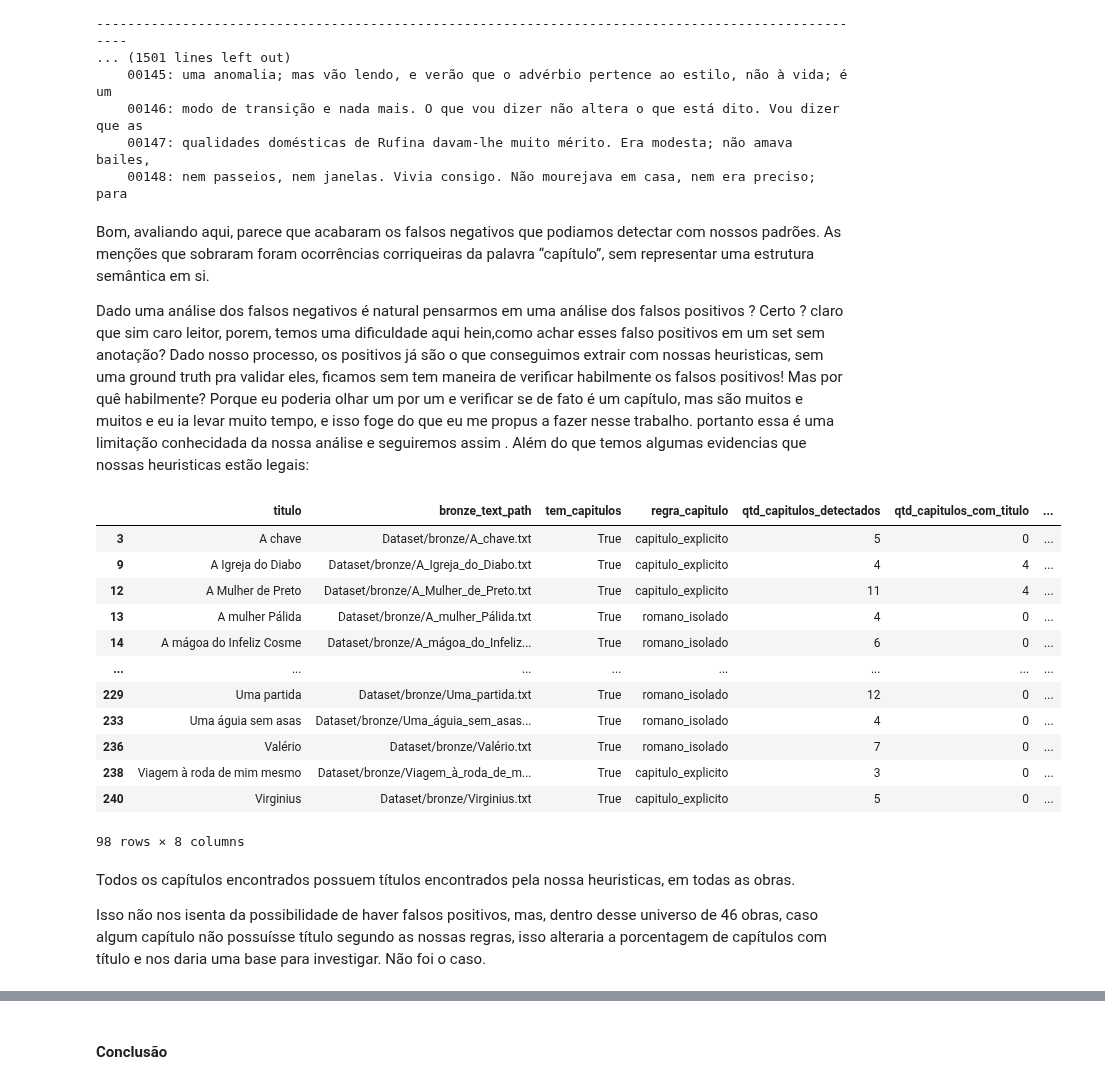
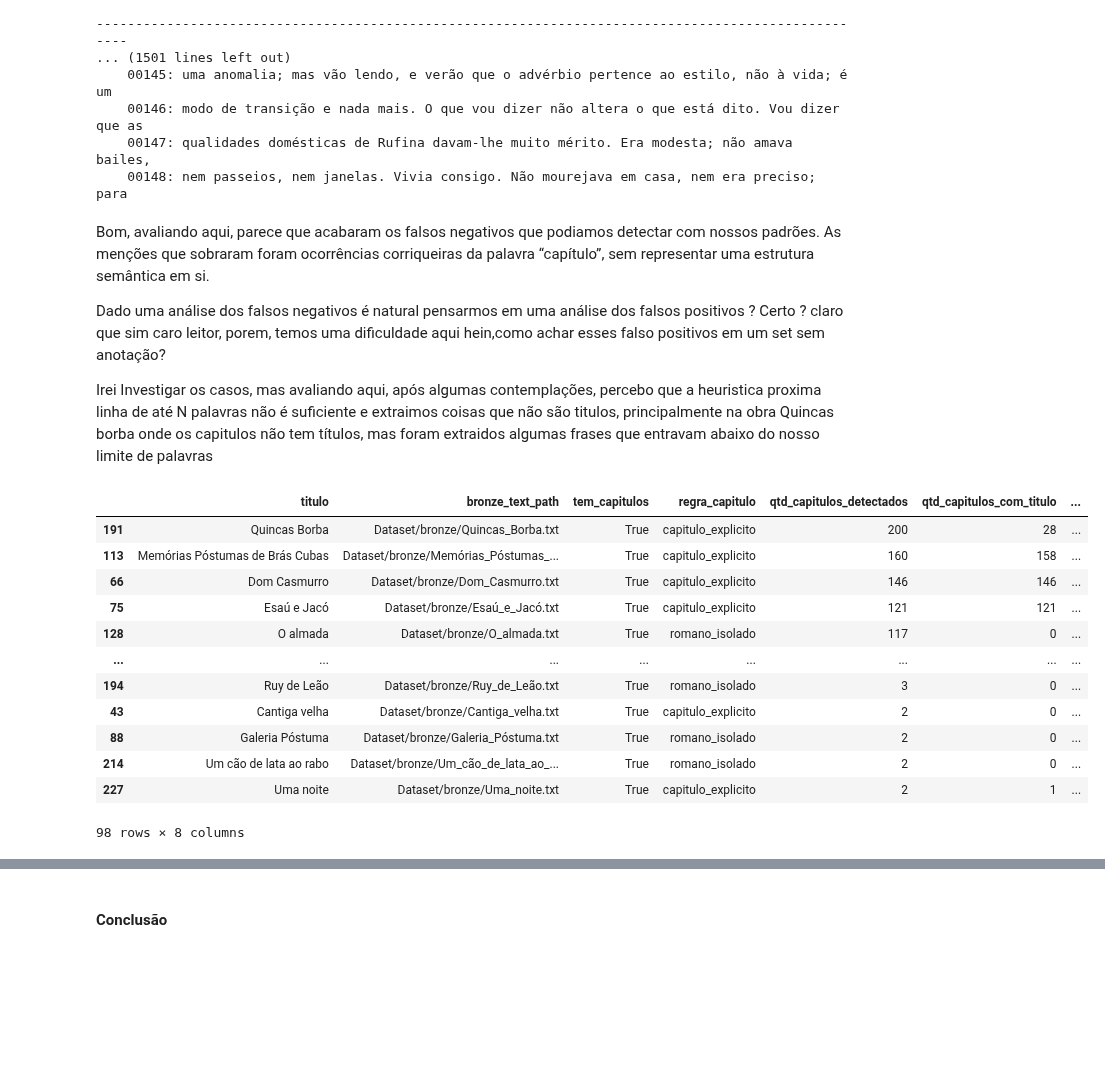
Before and after one commit to Gusreis7/ACartomanteRAG, a Jupyter notebook: AED/ExploreEstrategiaChunks.ipynb, the cells around one changed output, grey strips where cells are left out. Drawn from its saved outputs; the diff is of its cells as text; code cells hidden in the pictures; blank space fills up the shorter version.

```diff
--- a/AED/ExploreEstrategiaChunks.ipynb
+++ b/AED/ExploreEstrategiaChunks.ipynb
@@ -847,10 +861,10 @@ PADRAO_CAPITULO_NA_ARCA = re.compile(
     flags=re.IGNORECASE | re.MULTILINE | re.VERBOSE,
 )
 # %%
-def check_obra_tem_capitulos(
+def check_obra_tem_capitulos_v2_5(
     txt_path,
     titulo_obra=None,
-    min_capitulos=1,
+    min_capitulos=2,
     min_mediana_chars=200,
 ):
     txt_path = Path(txt_path)
@@ -874,9 +888,15 @@ def check_obra_tem_capitulos(
         padrao_capitulo = (
             PADRAO_CAPITULO_NA_ARCA
         )
+        regra_capitulo = (
+            "capitulo_letra"
+        )
     else:
         padrao_capitulo = (
             PADRAO_CAPITULO
+        )
+        regra_capitulo = (
+            "capitulo_explicito"
         )
 
     capitulos = []
@@ -930,6 +950,7 @@ def check_obra_tem_capitulos(
                 "cabecalho": linha,
                 "titulo": titulo,
                 "regra_titulo": regra_titulo,
+                "regra_capitulo": regra_capitulo,
                 "linha": indice_linha,
                 "inicio": posicao,
             })
@@ -969,6 +990,11 @@ def check_obra_tem_capitulos(
 
     return {
         "tem_capitulos": tem_capitulos,
+        "regra_capitulo": (
+            regra_capitulo
+            if capitulos
+            else None
+        ),
         "qtd_capitulos_detectados": len(
             capitulos
         ),
@@ -1083,8 +1066,8 @@ PADROES_INVESTIGACAO = {
     ),
 }
 # %%
-df_sem_capitulos = df_capitulos[
-    ~df_capitulos["tem_capitulos"]
+df_sem_capitulos = df_capitulos_v2_5[
+    ~df_capitulos_v2_5["tem_capitulos"]
 ].copy()
 
 
@@ -1416,7 +1399,7 @@ def extrair_capitulos_com_padrao(
 # %%
 def validar_estrutura_capitulos(
     capitulos,
-    min_capitulos=1,
+    min_capitulos=2,
     min_mediana_chars=200,
 ):
     if len(capitulos) < min_capitulos:
@@ -1448,10 +1431,10 @@ def validar_estrutura_capitulos(
         mediana_distancia,
     )
 # %%
-def check_obra_tem_capitulos_v2(
+def check_obra_tem_capitulos_v3(
     txt_path,
     titulo_obra=None,
-    min_capitulos=1,
+    min_capitulos=2,
     min_mediana_chars=200,
 ):
     txt_path = Path(
@@ -1961,29 +1868,23 @@ ARQUIVO: Dataset/bronze/A_Cartomante.txt
 # %% [markdown]
 Bom, avaliando aqui, parece que acabaram os falsos negativos que podiamos detectar com nossos padrões. As menções que sobraram foram ocorrências corriqueiras da palavra “capítulo”, sem representar uma estrutura semântica em si.
 
-
-
 Dado uma análise dos falsos negativos é natural pensarmos em uma análise dos falsos positivos ? Certo ?
 claro que sim caro leitor, porem, temos uma dificuldade aqui hein,como achar esses falso positivos em um set sem anotação?
-Dado nosso processo, os positivos já são o que conseguimos extrair com nossas heuristicas, sem uma ground truth pra validar eles, ficamos sem tem maneira de verificar habilmente os falsos positivos!
-Mas por quê habilmente? Porque eu poderia olhar um por um e verificar se de fato é um capítulo, mas são muitos e muitos e eu ia levar muito tempo, e isso foge do que eu me propus a fazer nesse trabalho. portanto essa é uma limitação conhecidada da nossa análise e seguiremos assim . Além do que temos algumas evidencias que nossas heuristicas estão legais:
+
+Irei Investigar os casos, mas avaliando aqui, após algumas contemplações, percebo que a heuristica proxima linha de até N palavras não é suficiente e extraimos coisas que não são titulos, principalmente na obra Quincas borba onde os capitulos não tem títulos, mas foram extraidos algumas frases que entravam abaixo do nosso limite de palavras
 # %%
-df_capitulos[df_capitulos["tem_capitulos"]]
+df_capitulos_v3[df_capitulos_v3["tem_capitulos"]].sort_values(by=["qtd_capitulos_detectados"],ascending=False)
 # %% [output]
 |  | titulo | bronze_text_path | tem_capitulos | regra_capitulo | qtd_capitulos_detectados | qtd_capitulos_com_titulo | ... |
-| 3 | A chave | Dataset/bronze/A_chave.txt | True | capitulo_explicito | 5 | 0 | ... |
-| 9 | A Igreja do Diabo | Dataset/bronze/A_Igreja_do_Diabo.txt | True | capitulo_explicito | 4 | 4 | ... |
-| 12 | A Mulher de Preto | Dataset/bronze/A_Mulher_de_Preto.txt | True | capitulo_explicito | 11 | 4 | ... |
-| 13 | A mulher Pálida | Dataset/bronze/A_mulher_Pálida.txt | True | romano_isolado | 4 | 0 | ... |
-| 14 | A mágoa do Infeliz Cosme | Dataset/bronze/A_mágoa_do_Infeliz... | True | romano_isolado | 6 | 0 | ... |
+| 191 | Quincas Borba | Dataset/bronze/Quincas_Borba.txt | True | capitulo_explicito | 200 | 28 | ... |
+| 113 | Memórias Póstumas de Brás Cubas | Dataset/bronze/Memórias_Póstumas_... | True | capitulo_explicito | 160 | 158 | ... |
+| 66 | Dom Casmurro | Dataset/bronze/Dom_Casmurro.txt | True | capitulo_explicito | 146 | 146 | ... |
+| 75 | Esaú e Jacó | Dataset/bronze/Esaú_e_Jacó.txt | True | capitulo_explicito | 121 | 121 | ... |
+| 128 | O almada | Dataset/bronze/O_almada.txt | True | romano_isolado | 117 | 0 | ... |
 | ... | ... | ... | ... | ... | ... | ... | ... |
-| 229 | Uma partida | Dataset/bronze/Uma_partida.txt | True | romano_isolado | 12 | 0 | ... |
-| 233 | Uma águia sem asas | Dataset/bronze/Uma_águia_sem_asas... | True | romano_isolado | 4 | 0 | ... |
-| 236 | Valério | Dataset/bronze/Valério.txt | True | romano_isolado | 7 | 0 | ... |
-| 238 | Viagem à roda de mim mesmo | Dataset/bronze/Viagem_à_roda_de_m... | True | capitulo_explicito | 3 | 0 | ... |
-| 240 | Virginius | Dataset/bronze/Virginius.txt | True | capitulo_explicito | 5 | 0 | ... |
+| 194 | Ruy de Leão | Dataset/bronze/Ruy_de_Leão.txt | True | romano_isolado | 3 | 0 | ... |
+| 43 | Cantiga velha | Dataset/bronze/Cantiga_velha.txt | True | capitulo_explicito | 2 | 0 | ... |
+| 88 | Galeria Póstuma | Dataset/bronze/Galeria_Póstuma.txt | True | romano_isolado | 2 | 0 | ... |
+| 214 | Um cão de lata ao rabo | Dataset/bronze/Um_cão_de_lata_ao_... | True | romano_isolado | 2 | 0 | ... |
+| 227 | Uma noite | Dataset/bronze/Uma_noite.txt | True | capitulo_explicito | 2 | 1 | ... |
 98 rows × 8 columns
-# %% [markdown]
-Todos os capítulos encontrados possuem títulos encontrados pela nossa heuristicas, em todas as obras.
-
-Isso não nos isenta da possibilidade de haver falsos positivos, mas, dentro desse universo de 46 obras, caso algum capítulo não possuísse título segundo as nossas regras, isso alteraria a porcentagem de capítulos com título e nos daria uma base para investigar. Não foi o caso.
```
Also changed, not shown: parts of 114 cells of this notebook.
